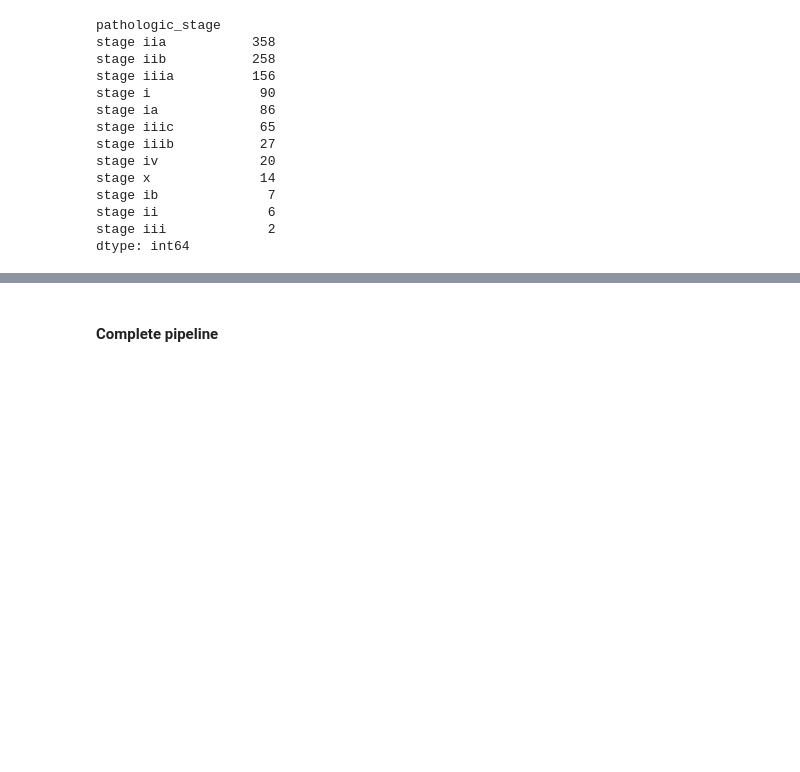
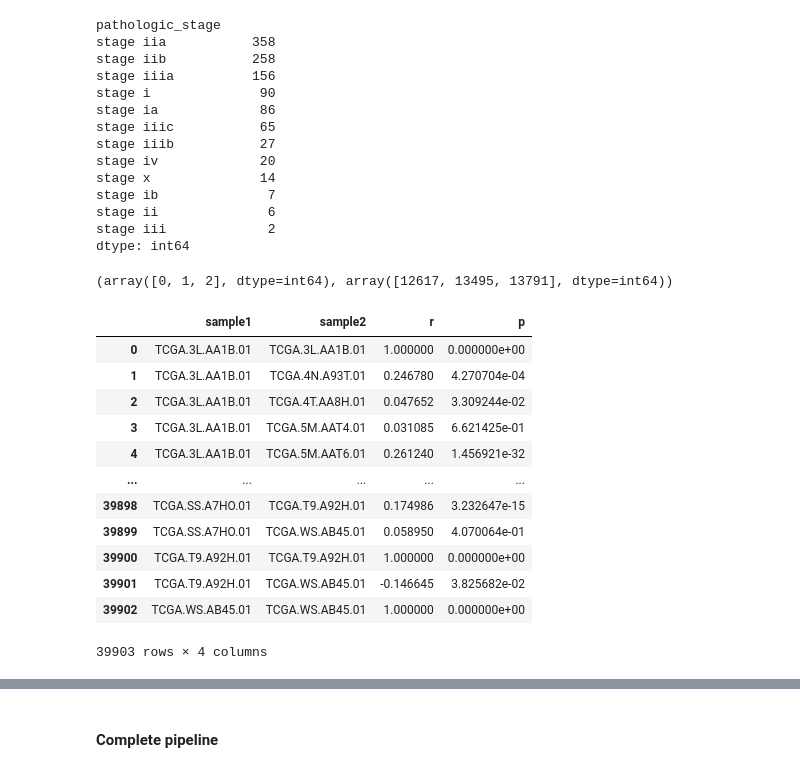
Before and after one commit to colombelli/gat-cancer-staging, a Jupyter notebook: notebooks/graph_buildage.ipynb, the cells around one changed output, grey strips where cells are left out. Drawn from its saved outputs; the diff is of its cells as text; code cells hidden in the pictures; blank space fills up the shorter version.

Commit message:
Add multi-correlation graph buildage logic

```diff
--- a/notebooks/graph_buildage.ipynb
+++ b/notebooks/graph_buildage.ipynb
@@ -219,2 +231,39 @@ def generate_csvs(edges_df, class_df, max_each_feature=100):
     features_df.loc[class_df.index, :].to_csv(save_dir+"features.csv", index=True)
     return
+# %%
+cancer = "COAD"
+base = f"C:/Users/colombelli/Desktop/TCC/experiments/{cancer}/"
+
+df = pd.read_csv(f"{base}{cancer}_mRNA.csv", index_col=0).T
+class_df = build_class_df(list(df.index), agglutinate_stages=False).dropna()
+df = df.loc[class_df.index, :]
+corr_df1 = get_correlation_dataframe(df)
+# %%
+df = pd.read_csv(f"{base}{cancer}_miRNA.csv", index_col=0).T
+df = df.loc[class_df.index, :]
+corr_df2 = get_correlation_dataframe(df)
+
+df = pd.read_csv(f"{base}{cancer}_Methy.csv", index_col=0).T
+df = df.loc[class_df.index, :]
+corr_df3 = get_correlation_dataframe(df)
+# %%
+np.unique(np.argmax(np.array([corr_df1.r, corr_df2.r, corr_df3.r]), axis=0), return_counts=True)
+# %% [output]
+(array([0, 1, 2], dtype=int64), array([12617, 13495, 13791], dtype=int64))
+# %%
+greatest_r = np.argmax(np.array([corr_df1.r, corr_df2.r, corr_df3.r]), axis=0)
+pd.concat([corr_df1.loc[greatest_r == 0], corr_df2.loc[greatest_r == 1], corr_df3.loc[greatest_r == 2]]).sort_index()
+# %% [output]
+|  | sample1 | sample2 | r | p |
+| 0 | TCGA.3L.AA1B.01 | TCGA.3L.AA1B.01 | 1.000000 | 0.000000e+00 |
+| 1 | TCGA.3L.AA1B.01 | TCGA.4N.A93T.01 | 0.246780 | 4.270704e-04 |
+| 2 | TCGA.3L.AA1B.01 | TCGA.4T.AA8H.01 | 0.047652 | 3.309244e-02 |
+| 3 | TCGA.3L.AA1B.01 | TCGA.5M.AAT4.01 | 0.031085 | 6.621425e-01 |
+| 4 | TCGA.3L.AA1B.01 | TCGA.5M.AAT6.01 | 0.261240 | 1.456921e-32 |
+| ... | ... | ... | ... | ... |
+| 39898 | TCGA.SS.A7HO.01 | TCGA.T9.A92H.01 | 0.174986 | 3.232647e-15 |
+| 39899 | TCGA.SS.A7HO.01 | TCGA.WS.AB45.01 | 0.058950 | 4.070064e-01 |
+| 39900 | TCGA.T9.A92H.01 | TCGA.T9.A92H.01 | 1.000000 | 0.000000e+00 |
+| 39901 | TCGA.T9.A92H.01 | TCGA.WS.AB45.01 | -0.146645 | 3.825682e-02 |
+| 39902 | TCGA.WS.AB45.01 | TCGA.WS.AB45.01 | 1.000000 | 0.000000e+00 |
+39903 rows × 4 columns
```
Also changed, not shown: parts of 8 cells of this notebook, 3 other files.
